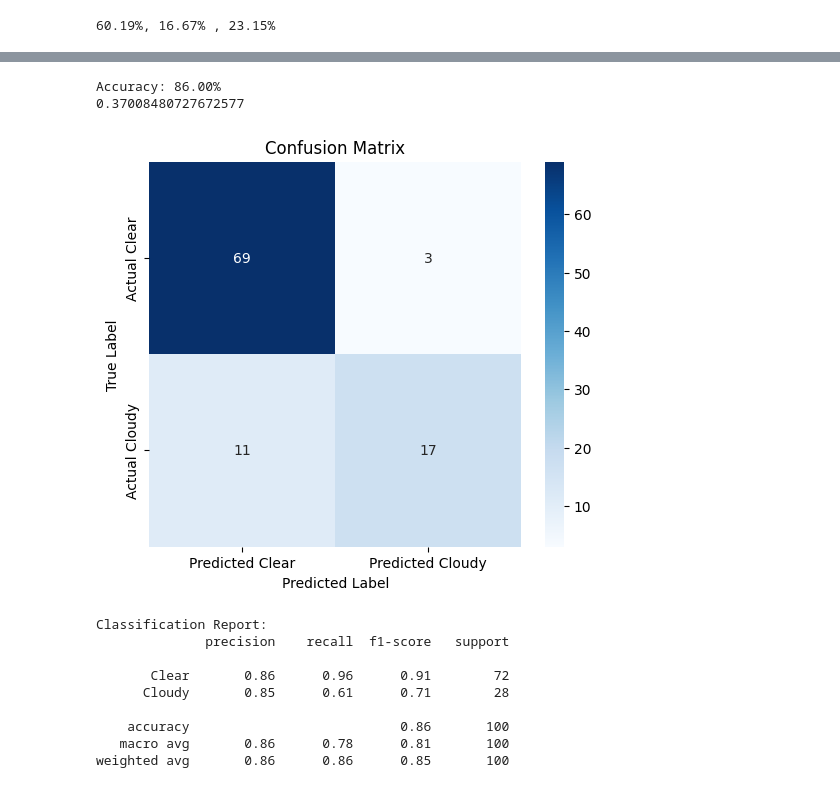
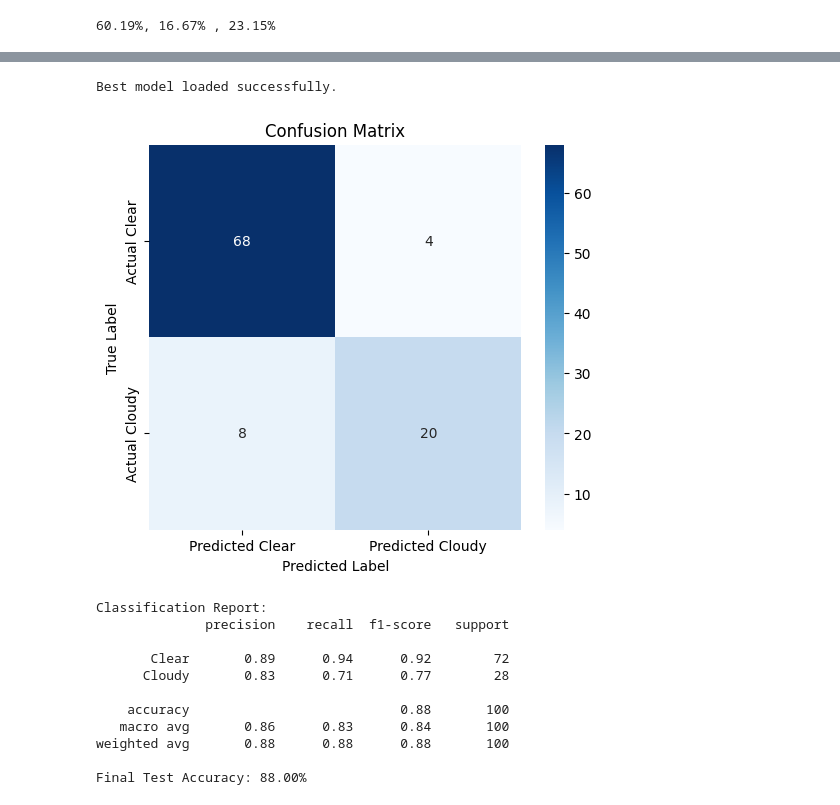
Before and after one commit to irregularBismuth/d7046e_project, a Jupyter notebook: notebooks/ann_1.ipynb, the cells around one changed output, grey strips where cells are left out. Cells and saved outputs as stored; diff of their text form; code cells hidden in the pictures.

```diff
--- a/notebooks/ann_1.ipynb
+++ b/notebooks/ann_1.ipynb
@@ -275,47 +282,68 @@ Epoch 25/25 | LR: 0.001 | Train Loss: 0.2581 | Val Loss: 0.4536
 # %%
-print(evaluate_model(model, test_loader))
-
+import torch
+import numpy as np
 from sklearn.metrics import confusion_matrix, classification_report
 import seaborn as sns
 import matplotlib.pyplot as plt
-import numpy as np
+import os
+
+BEST_MODEL_PATH = "best_model.pth"
+if os.path.exists(BEST_MODEL_PATH):
+    model.load_state_dict(torch.load(BEST_MODEL_PATH, map_location=DEVICE))
+    model.to(DEVICE)
+    print("Best model loaded successfully.")
+else:
+    print("Error: best_model.pth not found!")
+
+model.eval()
+
 
 true_labels = []
 predicted_labels = []
 
-model.eval()
 with torch.no_grad():
     for batch in test_loader:
         images = batch["image"].to(DEVICE)
         labels = batch["label"].cpu().numpy()
+
         outputs = model(images)
-        predicted = (outputs.cpu().numpy() > 0.5).astype(int)
+        predicted = (outputs.cpu().numpy().flatten() > 0.5).astype(int)
+
         true_labels.extend(labels)
-        predicted_labels.extend(predicted)
+        predicted_labels.extend(predicted.squeeze())
+
+true_labels = np.array(true_labels).flatten()
+predicted_labels = np.array(predicted_labels).flatten()
 
 conf_matrix = confusion_matrix(true_labels, predicted_labels)
+
 
 plt.figure(figsize=(6, 5))
 sns.heatmap(conf_matrix, annot=True, cmap='Blues', fmt='g',
             xticklabels=['Predicted Clear', 'Predicted Cloudy'],
             yticklabels=['Actual Clear', 'Actual Cloudy'])
 plt.xlabel('Predicted Label')
 plt.ylabel('True Label')
 plt.title('Confusion Matrix')
 plt.show()
 
 print("Classification Report:")
 print(classification_report(true_labels, predicted_labels, target_names=['Clear', 'Cloudy']))
+
+
+accuracy = np.mean(true_labels == predicted_labels) * 100
+print(f"Final Test Accuracy: {accuracy:.2f}%")
 # %% [output]
-Accuracy: 86.00%
-0.37008480727672577
+Best model loaded successfully.
-[figure, old version]
+[figure, new version]
 Classification Report:
               precision    recall  f1-score   support
 
-       Clear       0.86      0.96      0.91        72
-      Cloudy       0.85      0.61      0.71        28
+       Clear       0.89      0.94      0.92        72
+      Cloudy       0.83      0.71      0.77        28
 
-    accuracy                           0.86       100
-   macro avg       0.86      0.78      0.81       100
-weighted avg       0.86      0.86      0.85       100
+    accuracy                           0.88       100
+   macro avg       0.86      0.83      0.84       100
+weighted avg       0.88      0.88      0.88       100
+
+Final Test Accuracy: 88.00%
```
Also changed, not shown: parts of 2 cells of this notebook, 1 other file.
